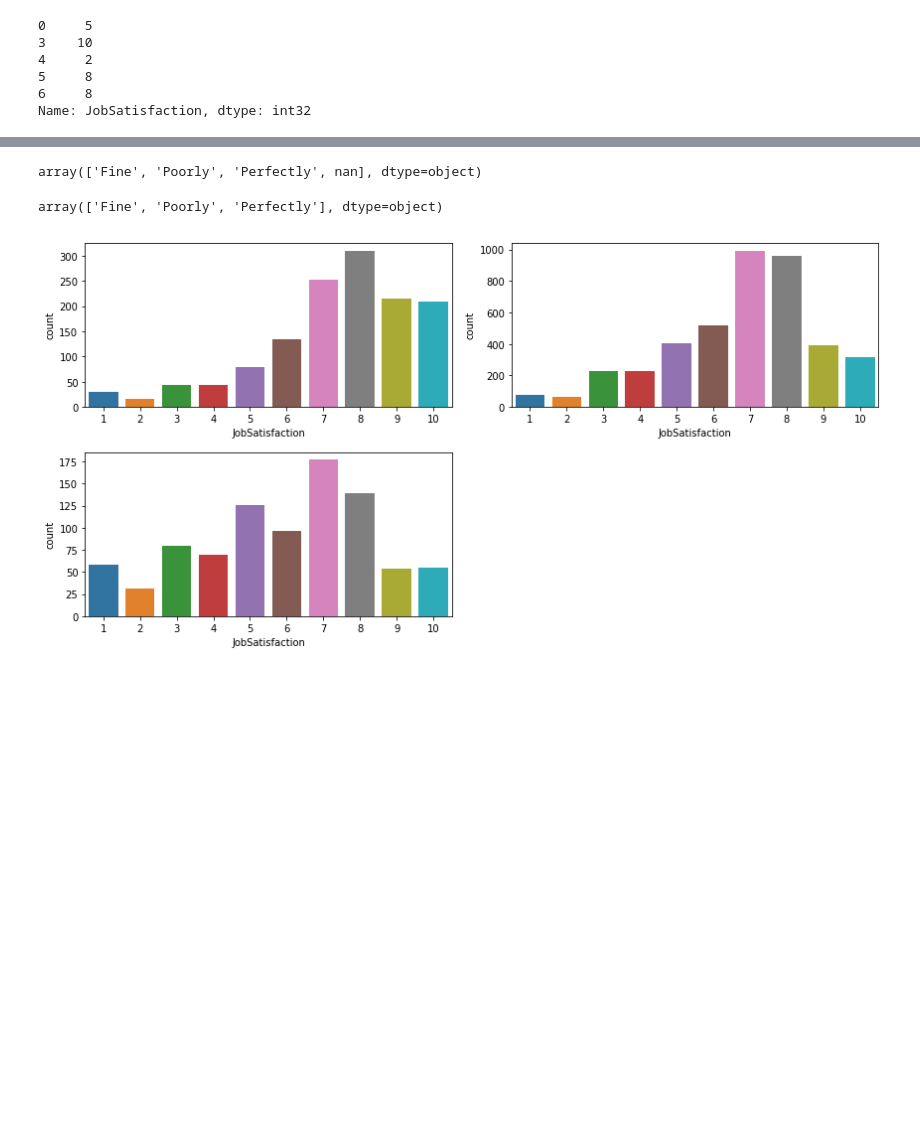
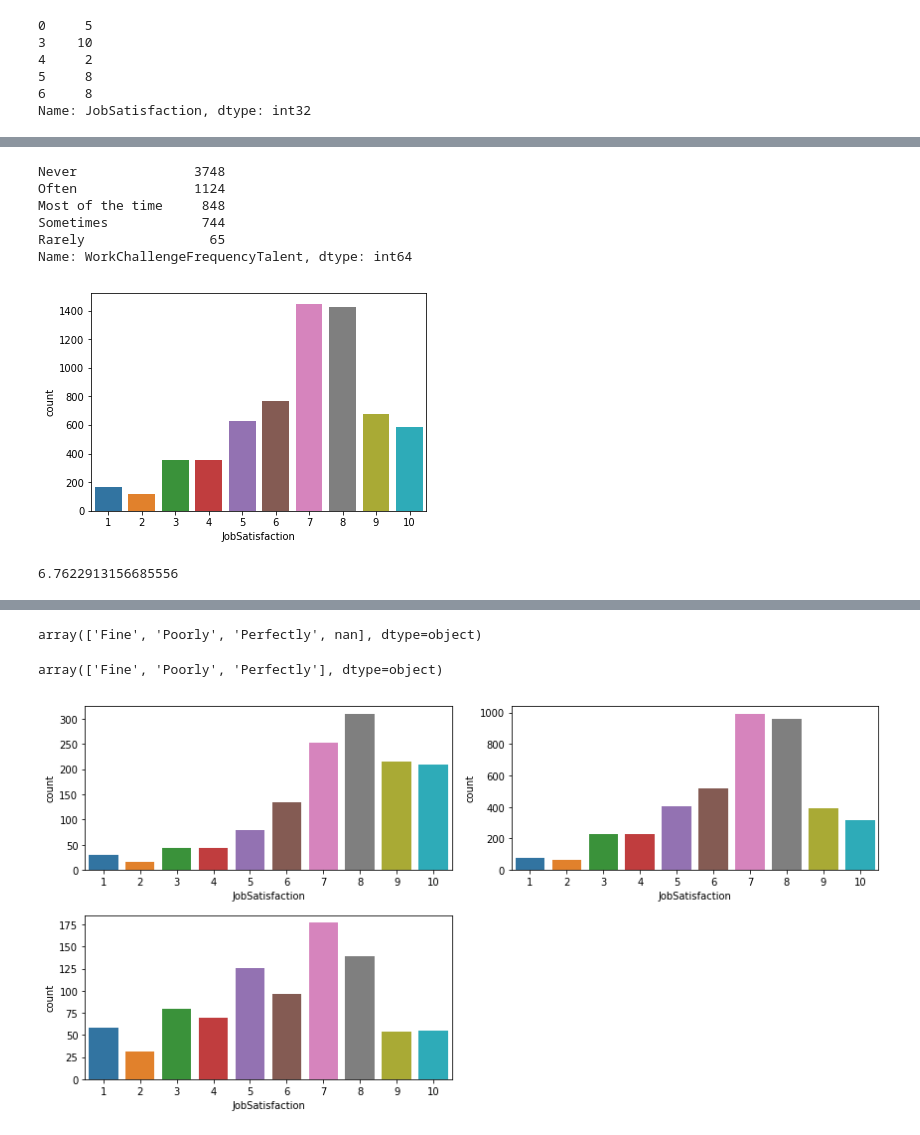
Before and after one commit to Jorrd/ds-fundamentals-a2, a Jupyter notebook: Untitled.ipynb, the cells around one changed output, grey strips where cells are left out. Cells and saved outputs as stored; diff of their text form; code cells hidden in the pictures; blank space fills up the shorter version.

Commit message:
Uploading current point to continue work @ home

```diff
--- a/Untitled.ipynb
+++ b/Untitled.ipynb
@@ -56,0 +100,23 @@ Name: JobSatisfaction, dtype: float64
+# %%
+def binning(col, cut_points, labels=None):
+  #Define min and max values:
+  minval = col.min()
+  maxval = col.max()
+
+  #create list by adding min and max to cut_points
+  break_points = [minval] + cut_points + [maxval]
+
+  #if no labels provided, use default labels 0 ... (n-1)
+  if not labels:
+    labels = range(len(cut_points)+1)
+
+  #Binning using cut function of pandas
+  colBin = pd.cut(col,bins=break_points,labels=labels,include_lowest=True)
+  return colBin
+# %%
+binary_data = clean_MC_data
+cut_points = [5]
+labels=['0','1']
+binary_data['JobSatisfaction_binned'] = binning(binary_data['JobSatisfaction'], cut_points, labels)
+
+binary_data['JobSatisfaction_binned'].value_counts()
@@ -56,0 +131,3 @@ Name: JobSatisfaction, dtype: float64
+# %%
+# question1 = binary_data[['JobSatisfaction', 'WorkChallengesSelect', 'WorkChallengeFrequencyPolitics', 'WorkChallengeFrequencyUnusedResults', 'WorkChallengeFrequencyUnusefulInstrumenting', 'WorkChallengeFrequencyDeployment', 'WorkChallengeFrequencyDirtyData', 'WorkChallengeFrequencyExplaining', 'WorkChallengeFrequencyPass', 'WorkChallengeFrequencyIntegration', 'WorkChallengeFrequencyTalent', 'WorkChallengeFrequencyDataFunds', 'WorkChallengeFrequencyDomainExpertise', 'WorkChallengeFrequencyML', 'WorkChallengeFrequencyTools', 'WorkChallengeFrequencyExpectations', 'WorkChallengeFrequencyITCoordination', 'WorkChallengeFrequencyHiringFunds', 'WorkChallengeFrequencyPrivacy', 'WorkChallengeFrequencyScaling', 'WorkChallengeFrequencyEnvironments', 'WorkChallengeFrequencyClarity', 'WorkChallengeFrequencyDataAccess', 'WorkChallengeFrequencyOtherSelect']]
+question1 = binary_data[['JobSatisfaction', 'WorkChallengeFrequencyPolitics', 'WorkChallengeFrequencyUnusedResults', 'WorkChallengeFrequencyUnusefulInstrumenting', 'WorkChallengeFrequencyDeployment', 'WorkChallengeFrequencyDirtyData', 'WorkChallengeFrequencyExplaining', 'WorkChallengeFrequencyPass', 'WorkChallengeFrequencyIntegration', 'WorkChallengeFrequencyTalent', 'WorkChallengeFrequencyDataFunds', 'WorkChallengeFrequencyDomainExpertise', 'WorkChallengeFrequencyML', 'WorkChallengeFrequencyTools', 'WorkChallengeFrequencyExpectations', 'WorkChallengeFrequencyITCoordination', 'WorkChallengeFrequencyHiringFunds', 'WorkChallengeFrequencyPrivacy', 'WorkChallengeFrequencyScaling', 'WorkChallengeFrequencyEnvironments', 'WorkChallengeFrequencyClarity', 'WorkChallengeFrequencyDataAccess', 'WorkChallengeFrequencyOtherSelect']]
@@ -56,0 +144,3 @@ Name: JobSatisfaction, dtype: float64
+# %%
+question1.fillna(value='Never', inplace=True)
+question1.info()
@@ -56,0 +189,18 @@ Name: JobSatisfaction, dtype: float64
+# %%
+question1['WorkChallengeFrequencyTalent'].value_counts()
+# %% [output]
+Never               3748
+Often               1124
+Most of the time     848
+Sometimes            744
+Rarely                65
+Name: WorkChallengeFrequencyTalent, dtype: int64
+# %%
+sns.countplot(x="JobSatisfaction", data=question1)
+plt.show()
+# %% [output]
+[figure, added]
+# %%
+question1['JobSatisfaction'].mean()
+# %% [output]
+6.7622913156685556
```
Also changed, not shown: parts of 36 cells of this notebook.
